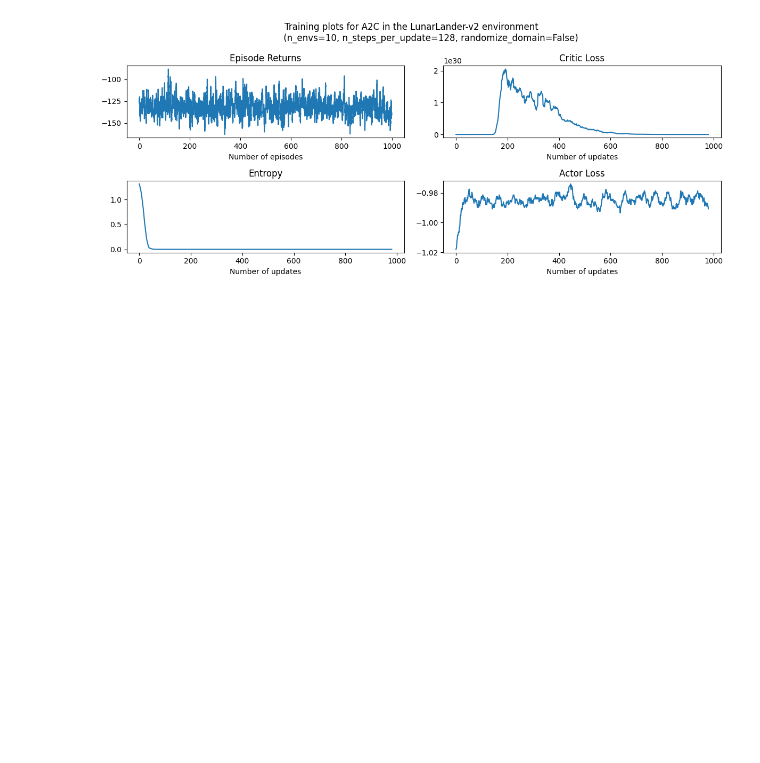
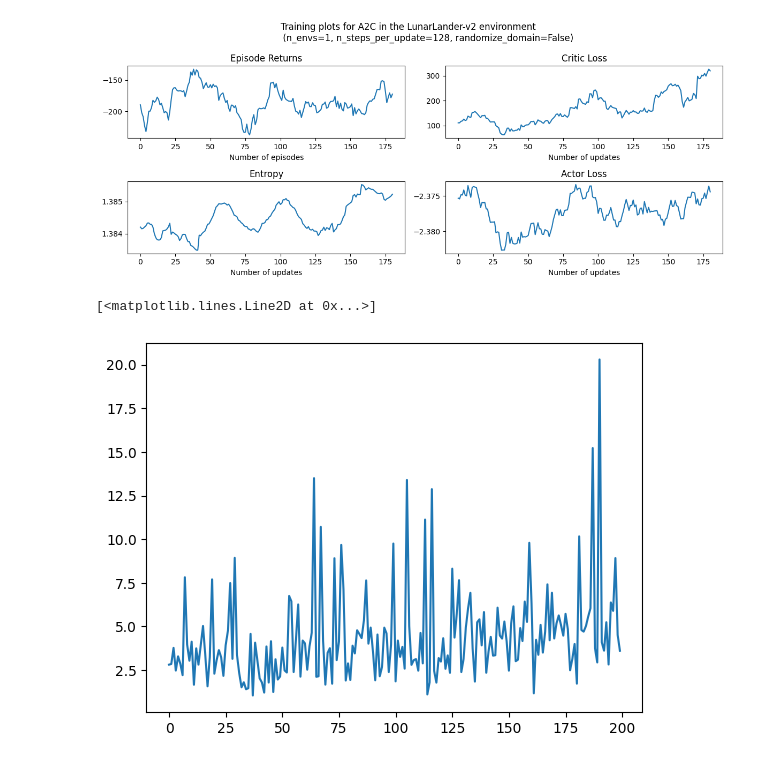
Before and after one commit to yutian-zhao/rl_experiments, a Jupyter notebook: ppo_new.ipynb, the cells around one changed output. Drawn from its saved outputs; the diff is of its cells as text; code cells hidden in the pictures; blank space fills up the shorter version.

Commit message:
notice critic and entropy

```diff
--- a/ppo_new.ipynb
+++ b/ppo_new.ipynb
@@ -6,18 +9,18 @@ from datetime import datetime
 # %%
 # environment hyperparams
-n_envs = 10
-n_updates = 1000
+n_envs = 1
+n_updates = 200
 n_steps_per_update = 128
 randomize_domain = False
 # NOTE: add bs, epochs
 batch_size = 64
-n_epochs = 4
+n_epochs = 1
 epsilon = 0.2
 
 # agent hyperparams
 gamma = 0.999
 lam = 0.95  # hyperparameter for GAE
-ent_coef = 0.01 # 0.01  # coefficient for the entropy bonus (to encourage exploration)
+ent_coef = 1 # 0.01  # coefficient for the entropy bonus (to encourage exploration)
 actor_lr = 0.001
 critic_lr = 0.005
 
@@ -42,6 +45,8 @@ envs_wrapper = gym.wrappers.RecordEpisodeStatistics(envs, deque_size=n_envs * n_
 critic_losses = []
 actor_losses = []
 entropies = []
+target_values = []
+pred_values = []
 
 # use tqdm to get a progress bar for training
 for sample_phase in tqdm(range(n_updates)):
@@ -118,7 +123,7 @@ for sample_phase in tqdm(range(n_updates)):
             batch_inds = inds[i:i+batch_size]
 
             # calculate the losses for actor and critic
-            critic_loss, actor_loss = agent.get_losses(
+            critic_loss, actor_loss, target_value, pred_value = agent.get_losses(
                 ep_actions[batch_inds],
                 ep_cur_states[batch_inds],
                 ep_next_states[batch_inds],
@@ -141,6 +146,8 @@ for sample_phase in tqdm(range(n_updates)):
     critic_losses.append(critic_loss.detach().cpu().numpy())
     actor_losses.append(actor_loss.detach().cpu().numpy())
     entropies.append(entropy.detach().mean().cpu().numpy())
+    target_values.append(target_value)
+    pred_values.append(pred_value)
 # %%
 # action_pd = torch.distributions.Categorical(
 #     logits=torch.randn((64,4))
@@ -206,4 +213,9 @@ axs[1][1].set_xlabel("Number of updates")
 plt.tight_layout()
 plt.show()
 # %% [output]
-[figure, old version]
+[figure, new version]
+# %%
+plt.plot(target_values)
+# %% [output]
+[<matplotlib.lines.Line2D at 0x...>]
+[figure, added]
```
Also changed, not shown: parts of 3 cells of this notebook, 2 other files.
